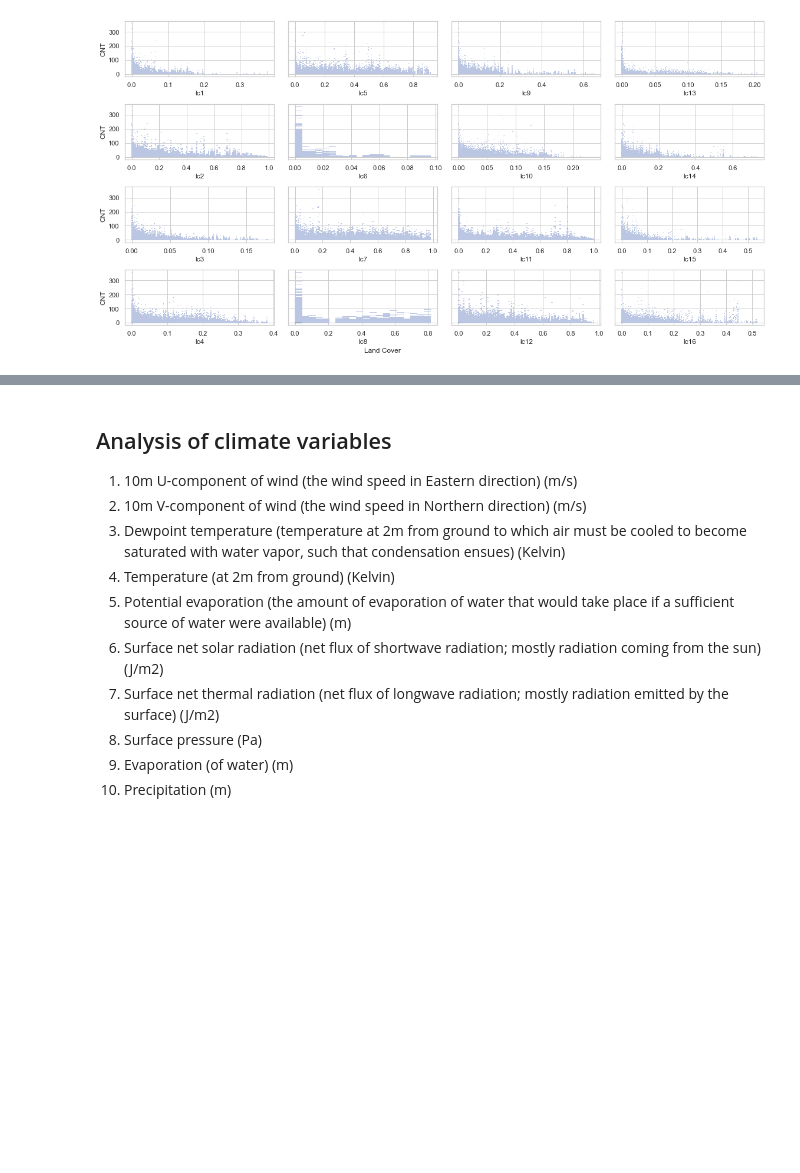
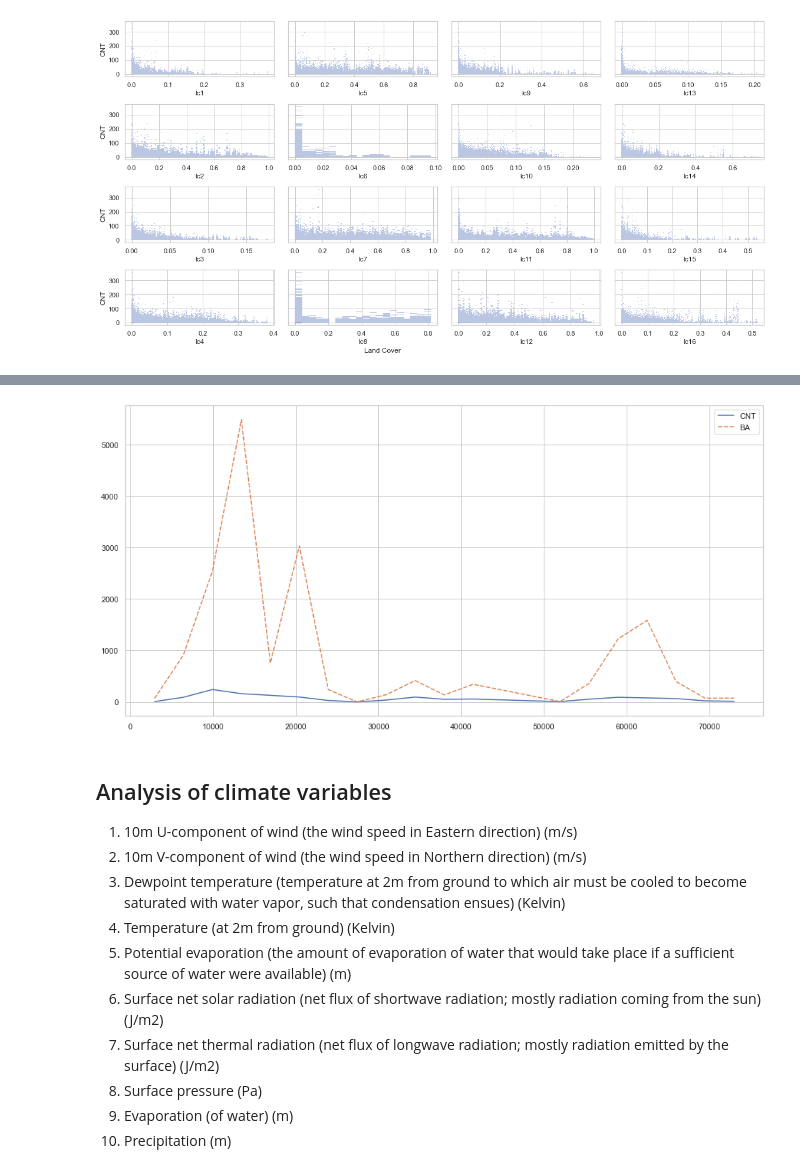
Before and after one commit to MegaCookies88/Data-Challenge-Wildfires, a Jupyter notebook: wildfires.ipynb, the cells around one changed output, grey strips where cells are left out. Saved outputs shown, nothing was run; the diff lists cells and outputs as text; code cells hidden in the pictures; blank space fills up the shorter version.

```diff
--- a/wildfires.ipynb
+++ b/wildfires.ipynb
@@ -247,3 +266,9 @@ fig.text(0.4,0, 'Land Cover');
+# %%
+plt.figure(figsize=(16,8))
+
+sns.lineplot(data=df[['CNT','BA']]);
+# %% [output]
+[figure, added]
 # %% [markdown]
 ## Analysis of climate variables
 
```
Also changed, not shown: parts of 8 cells of this notebook.
